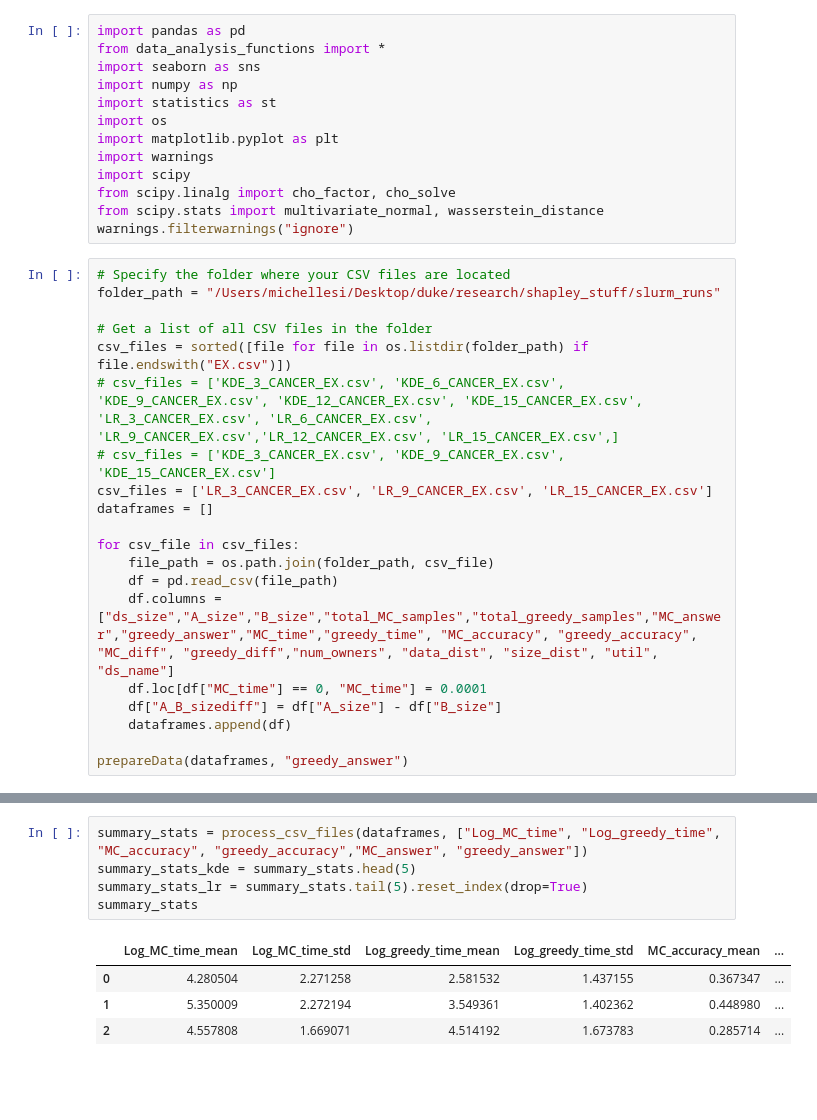
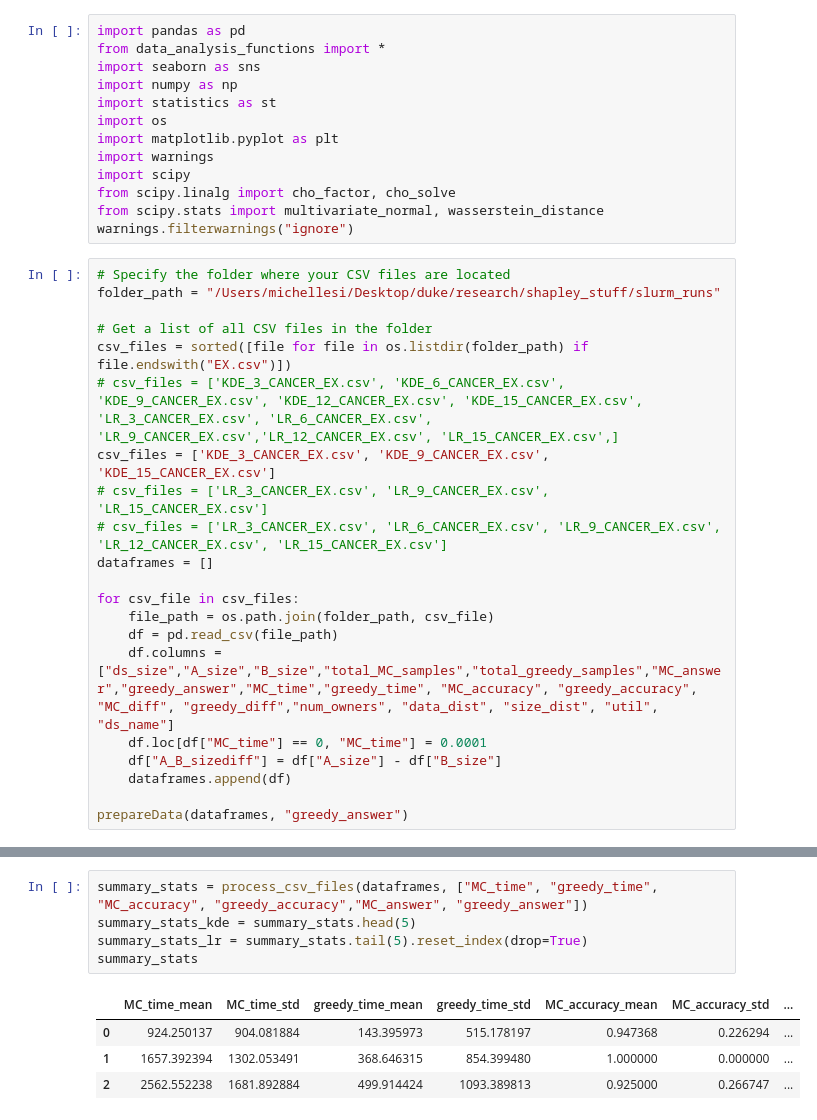
Before and after one commit to michelleeesi/shapley_counterfactual, a Jupyter notebook: data_analysis/data_analysis_graphs.ipynb, the cells around one changed output, grey strips where cells are left out. Saved outputs shown, nothing was run; the diff lists cells and outputs as text; blank space fills up the shorter version.

```diff
--- a/data_analysis/data_analysis_graphs.ipynb
+++ b/data_analysis/data_analysis_graphs.ipynb
@@ -18,8 +18,9 @@ folder_path = "/Users/michellesi/Desktop/duke/research/shapley_stuff/slurm_runs"
 # Get a list of all CSV files in the folder
 csv_files = sorted([file for file in os.listdir(folder_path) if file.endswith("EX.csv")])
 # csv_files = ['KDE_3_CANCER_EX.csv', 'KDE_6_CANCER_EX.csv', 'KDE_9_CANCER_EX.csv', 'KDE_12_CANCER_EX.csv', 'KDE_15_CANCER_EX.csv', 'LR_3_CANCER_EX.csv', 'LR_6_CANCER_EX.csv', 'LR_9_CANCER_EX.csv','LR_12_CANCER_EX.csv', 'LR_15_CANCER_EX.csv',]
-# csv_files = ['KDE_3_CANCER_EX.csv', 'KDE_9_CANCER_EX.csv', 'KDE_15_CANCER_EX.csv']
-csv_files = ['LR_3_CANCER_EX.csv', 'LR_9_CANCER_EX.csv', 'LR_15_CANCER_EX.csv']
+csv_files = ['KDE_3_CANCER_EX.csv', 'KDE_9_CANCER_EX.csv', 'KDE_15_CANCER_EX.csv']
+# csv_files = ['LR_3_CANCER_EX.csv', 'LR_9_CANCER_EX.csv', 'LR_15_CANCER_EX.csv']
+# csv_files = ['LR_3_CANCER_EX.csv', 'LR_6_CANCER_EX.csv', 'LR_9_CANCER_EX.csv', 'LR_12_CANCER_EX.csv', 'LR_15_CANCER_EX.csv']
 dataframes = []
 
 for csv_file in csv_files:
@@ -36,11 +37,11 @@ prepareData(dataframes, "greedy_answer")
 # %%
-summary_stats = process_csv_files(dataframes, ["Log_MC_time", "Log_greedy_time", "MC_accuracy", "greedy_accuracy","MC_answer", "greedy_answer"])
+summary_stats = process_csv_files(dataframes, ["MC_time", "greedy_time", "MC_accuracy", "greedy_accuracy","MC_answer", "greedy_answer"])
 summary_stats_kde = summary_stats.head(5)
 summary_stats_lr = summary_stats.tail(5).reset_index(drop=True)
 summary_stats
 # %% [output]
-|  | Log_MC_time_mean | Log_MC_time_std | Log_greedy_time_mean | Log_greedy_time_std | MC_accuracy_mean | ... |
-| 0 | 4.280504 | 2.271258 | 2.581532 | 1.437155 | 0.367347 | ... |
-| 1 | 5.350009 | 2.272194 | 3.549361 | 1.402362 | 0.448980 | ... |
-| 2 | 4.557808 | 1.669071 | 4.514192 | 1.673783 | 0.285714 | ... |
+|  | MC_time_mean | MC_time_std | greedy_time_mean | greedy_time_std | MC_accuracy_mean | MC_accuracy_std | ... |
+| 0 | 924.250137 | 904.081884 | 143.395973 | 515.178197 | 0.947368 | 0.226294 | ... |
+| 1 | 1657.392394 | 1302.053491 | 368.646315 | 854.399480 | 1.000000 | 0.000000 | ... |
+| 2 | 2562.552238 | 1681.892884 | 499.914424 | 1093.389813 | 0.925000 | 0.266747 | ... |
 # %%
```
Also changed, not shown: parts of 6 cells of this notebook, 6 other files.
